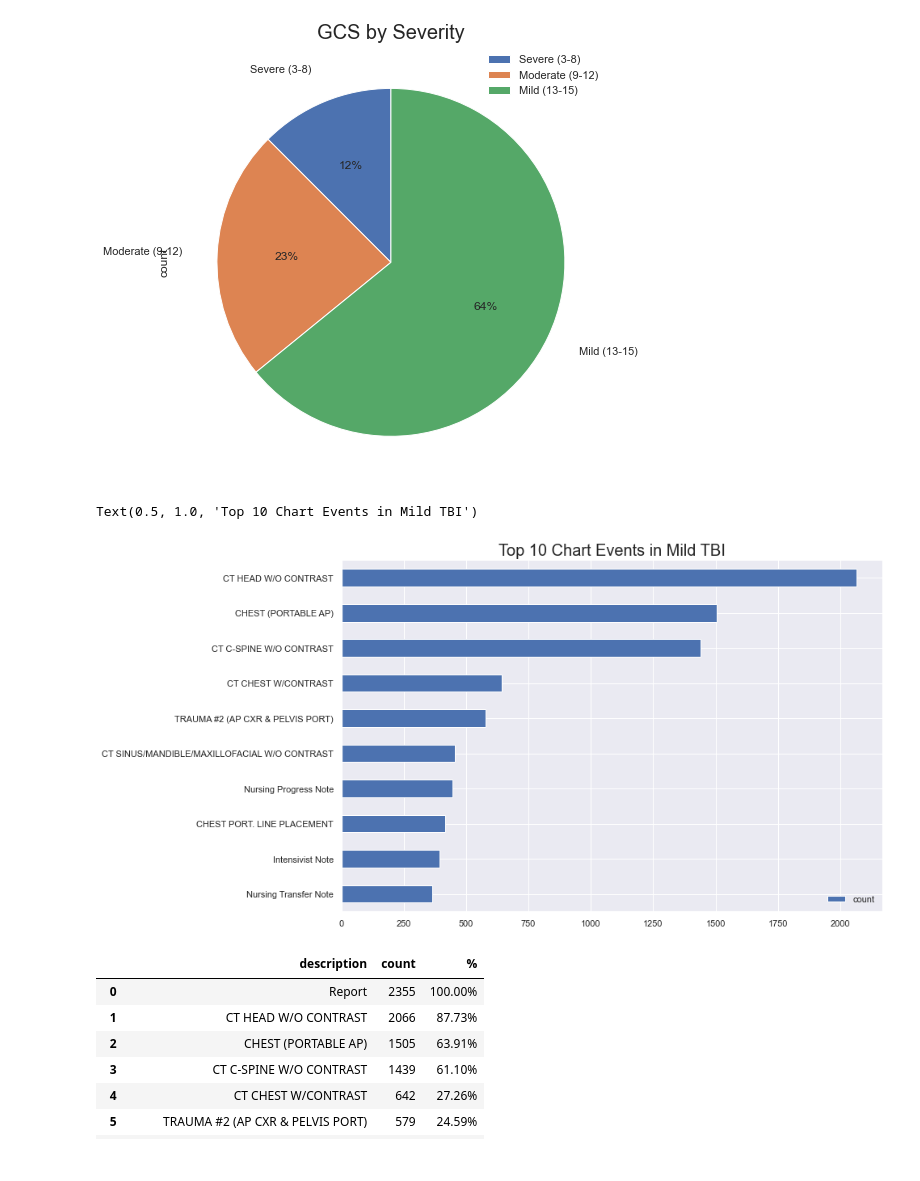
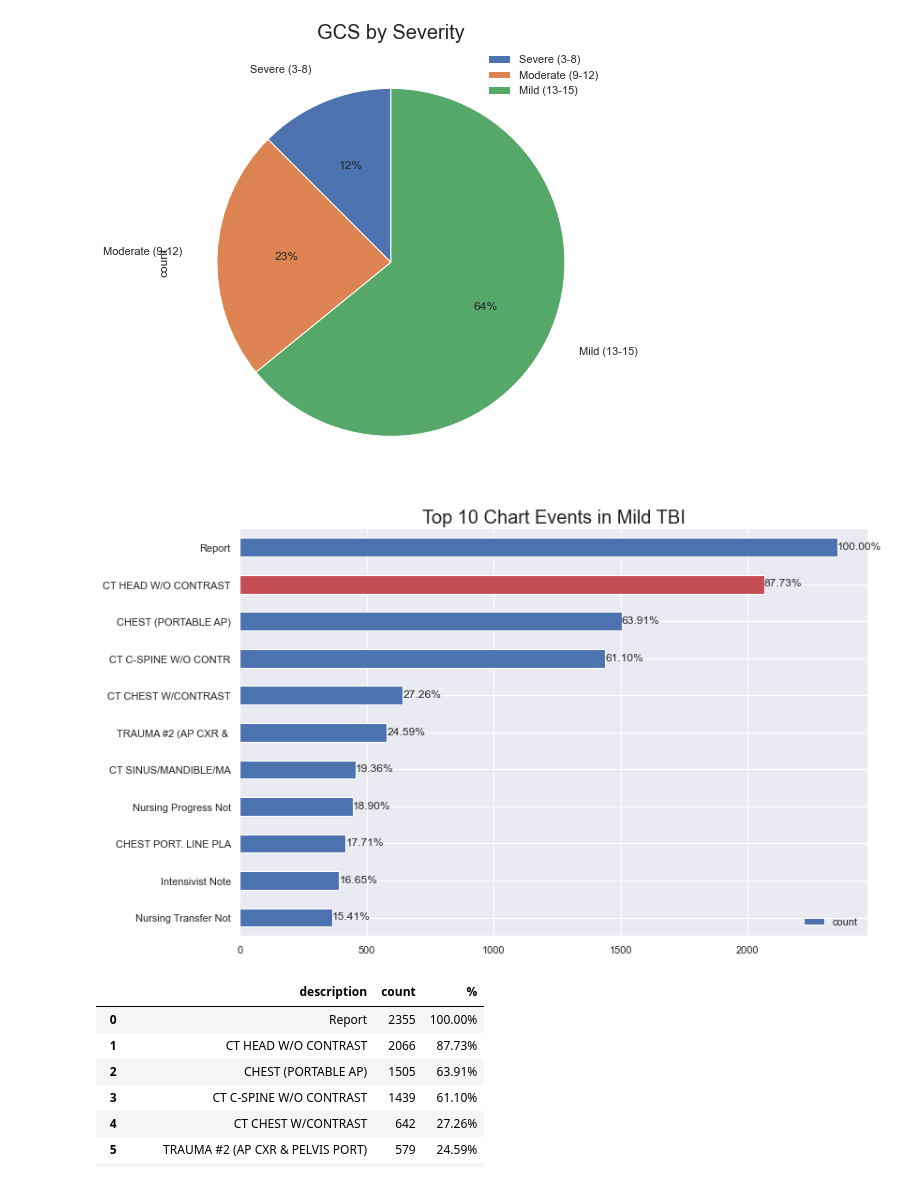
Before and after one commit to georgeshi-hub/MIMIC-TBI, a Jupyter notebook: TBI-Utilization-CT.ipynb, the cells around one changed output. Saved outputs shown, nothing was run; the diff lists cells and outputs as text; code cells hidden in the pictures.

```diff
--- a/TBI-Utilization-CT.ipynb
+++ b/TBI-Utilization-CT.ipynb
@@ -164,38 +164,42 @@ Text(0.5, 1.0, 'GCS by Severity')
 # %%
 df_top_ce = data_TBI_ML.loc[(data_TBI_ML['gcs'] >= 13)].groupby(['description'])['hadm_id'] \
                              .nunique() \
                              .reset_index(name='count') \
                              .sort_values(['count'], ascending=False) \
                              .head(11)
 tc = int(df_top_ce.loc[df_top_ce['description']=='Report']['count'])
 df_top_ce['%'] = df_top_ce['count']/tc
 
-# df_top_ce.plot.barh(x = 'description',
-#                       figsize=(10, 7),
-#                     sort_columns = True,
-#                     title = "Top 10 Chart Events in Mild TBI"
-#                      ).invert_yaxis()
+colors = []
+for value in range(len(df_top_ce)): # keys are the names of the boys
+    if df_top_ce.iloc[value].description.startswith("CT HEAD"):
+        colors.append('r')
+    else:
+        colors.append('b')
 
-ax = df_top_ce.iloc[1:].plot.barh(x='description',
+
+ax = df_top_ce.plot.barh(x='description',
                                   y = 'count',
-                                    figsize=(12, 8),)
+                                  color = colors,
+                                  figsize=(12, 8),)
 
 ax.invert_yaxis()  # labels read top-to-bottom
 ax.set_ylabel('')
+ax.set_yticklabels([str(tick)[:20] for tick in df_top_ce.description])
+
 ax.set_title('Top 10 Chart Events in Mild TBI', fontsize = 20)
 
-# x_offset = -0.03
-# y_offset = 0.02
-# i = 0
-# for p in ax.patches:
-#     b = p.get_bbox()
-#     val = "{:.2%}".format(df_top_ce.iloc[i+1]['share'])
-#     ax.annotate(val, ((b.x1 )+ x_offset, b.y1))
-#     if i < len(df_top_ce)-1:
-#         i=i+1
+x_offset = 0.1
+y_offset = -0.2
+i = 0
+for p in ax.patches:
+    b = p.get_bbox()
+    val = "{:.2%}".format(df_top_ce.iloc[i]['%'])
+    ax.annotate(val, ((b.x1 )+ x_offset, b.y1+y_offset), fontsize = 12)
+    if i < len(df_top_ce)-1:
+        i=i+1
 # %% [output]
-Text(0.5, 1.0, 'Top 10 Chart Events in Mild TBI')
-[figure, old version]
+[figure, new version]
 # %%
 df_top_ce.reset_index(drop=True, inplace = True)
 df_top_ce.style.format({
```
